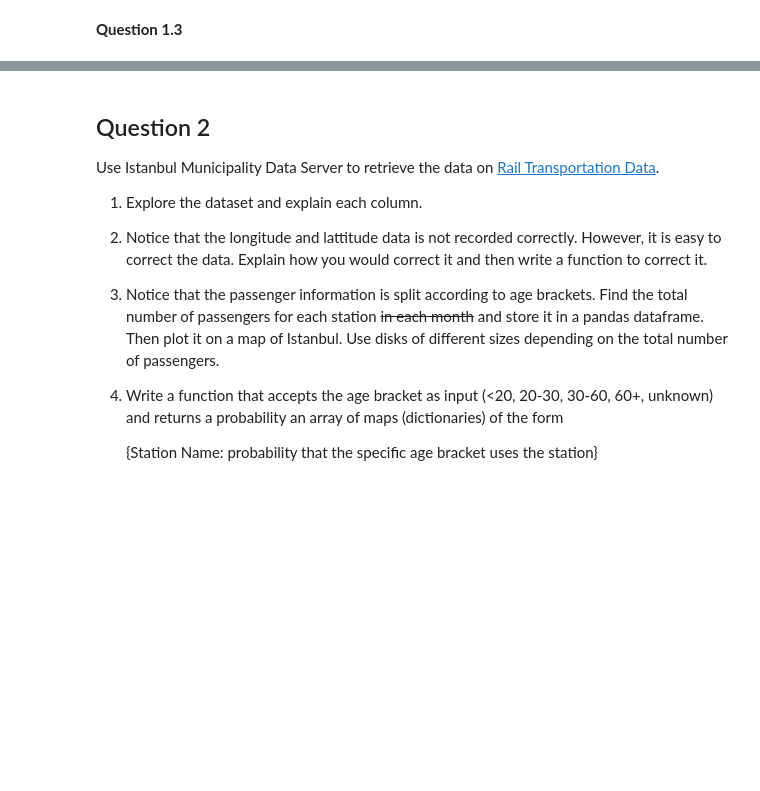
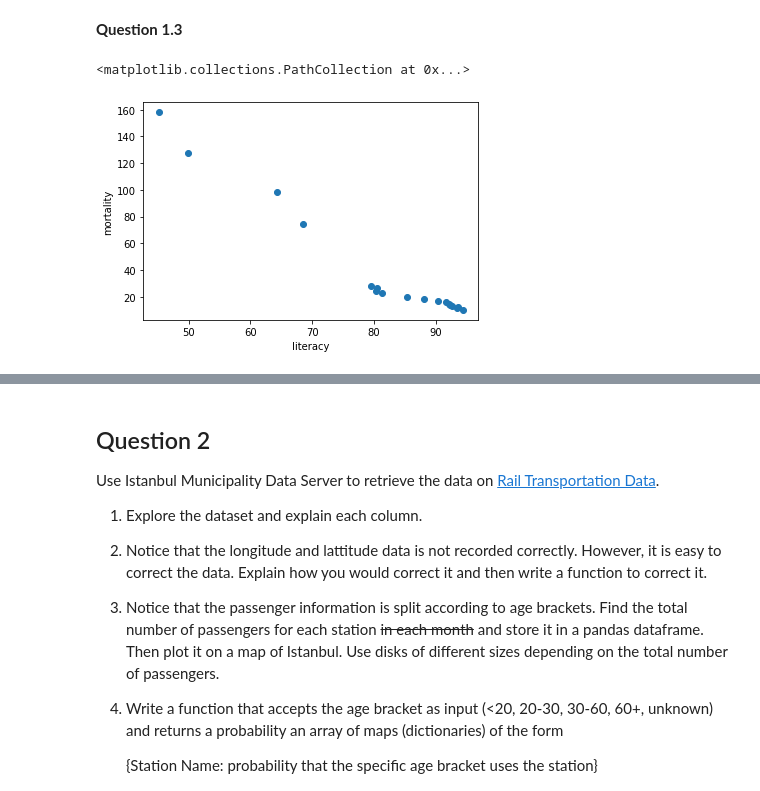
Before and after one commit to emirsglm/MAT388E-Data-Science-HW, a Jupyter notebook: HW1.ipynb, the cells around one changed output, grey strips where cells are left out. Saved outputs shown, nothing was run; the diff lists cells and outputs as text; code cells hidden in the pictures; blank space fills up the shorter version.

```diff
--- a/HW1.ipynb
+++ b/HW1.ipynb
@@ -113,2 +113,12 @@ for i in range(7):
 # %% [markdown]
 **Question 1.3**
+# %%
+
+fliteracy_cmortality = plt.scatter(literacyTR.iloc[0,4:],mortalityTR.iloc[0,4:])
+plt.xlabel("literacy")
+plt.ylabel("mortality")
+
+fliteracy_cmortality
+# %% [output]
+<matplotlib.collections.PathCollection at 0x...>
+[figure, added]
```
Also changed, not shown: parts of 7 cells of this notebook.
